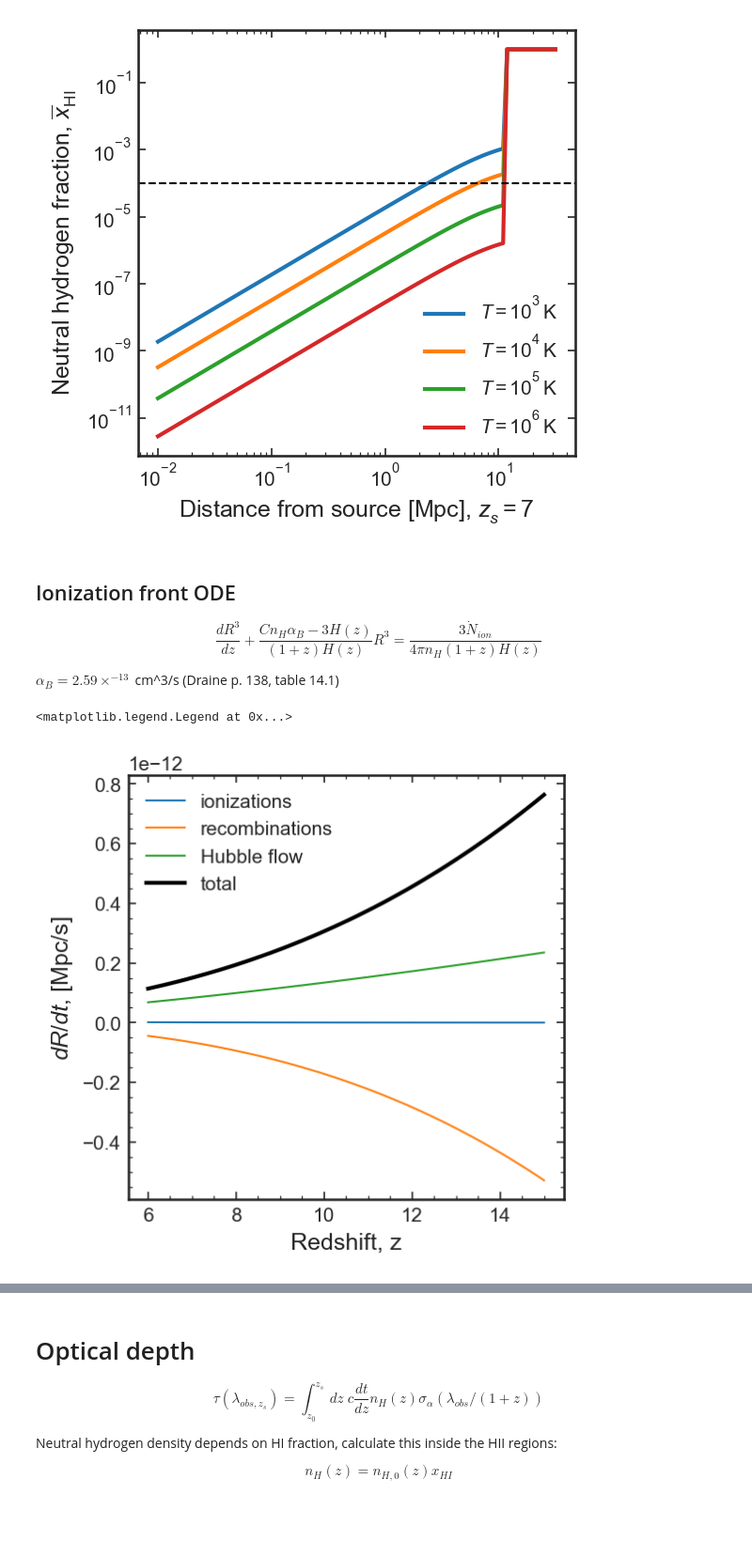
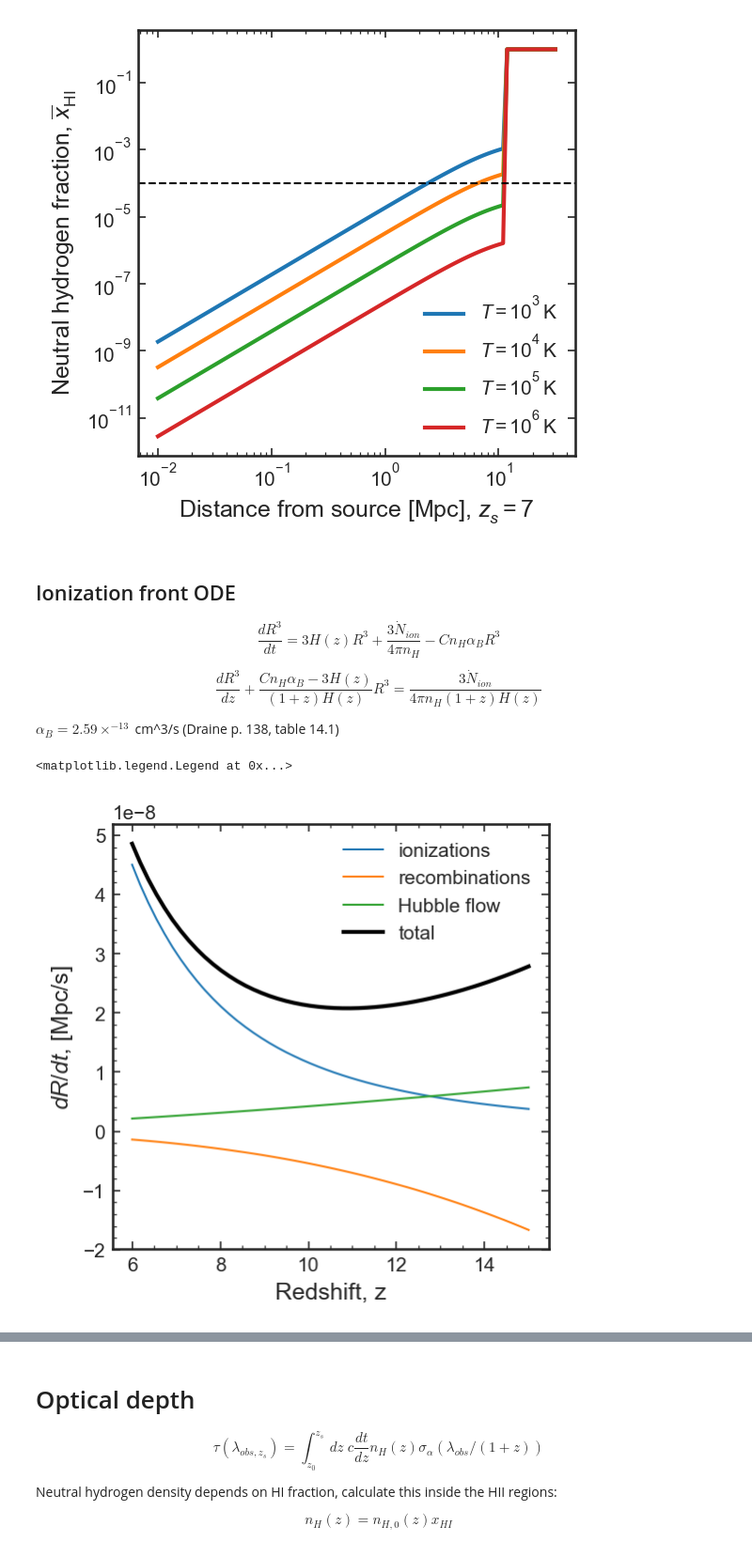
Before and after one commit to charlottenosam/LyaLineshapes, a Jupyter notebook: notebooks/bubble_size_lya_DV.ipynb, the cells around one changed output, grey strips where cells are left out. Shown at 94% size. Drawn from its saved outputs; the diff is of its cells as text; code cells hidden in the pictures; blank space fills up the shorter version.

```diff
--- a/notebooks/bubble_size_lya_DV.ipynb
+++ b/notebooks/bubble_size_lya_DV.ipynb
@@ -302,42 +302,44 @@ plt.savefig('../figs/x_HI_temperature.pdf')
 [figure]
 # %% [markdown]
 ## Ionization front ODE
+
+$$ \frac{dR^3}{dt} = 3 H(z) R^3 + \frac{3 \dot{N}_{ion}}{4\pi n_H} - C n_H \alpha_B R^3$$
 
 $$ \frac{dR^3}{dz} + \frac{C n_H \alpha_B - 3 H(z)}{(1+z)H(z)} R^3 = \frac{3 \dot{N}_{ion}}{4\pi n_H (1+z)H(z)}$$
 
 $\alpha_B = 2.59\times^{-13}$ cm^3/s (Draine p. 138, table 14.1)
 # %%
 def ionization_front_ionizations(z, Ndot_ion=1.e57/u.s):
-    return (0.75 * Ndot_ion / (np.pi * bubbles.n_H(z))).to(u.Mpc**3./u.s)
+    return (0.75 * Ndot_ion / (np.pi * bubbles.n_H(z))).to(u.Mpc**3./u.yr)
 
 def ionization_front_recombinations(z, R=1.*u.Mpc, C=3, a_B=2.59e-13*u.cm**3./u.s):
-    return (-a_B * C * bubbles.n_H(z) * R**3.).to(u.Mpc**3./u.s)
+    return (-a_B * C * bubbles.n_H(z) * R**3.).to(u.Mpc**3./u.yr)
 
 def ionization_front_Hubble(z, R=1.*u.Mpc):
-    return (3* Planck15.H(z) * R**3.).to(u.Mpc**3./u.s)
+    return (3* Planck15.H(z) * R**3.).to(u.Mpc**3./u.yr)
 # %%
 ztab = np.linspace(6, 15.)
 
 horizon = (const.c/Planck15.H(z=ztab)).to(u.Mpc)
 # print(horizon)
 
-R = 10.*u.Mpc
+R = 1.*u.Mpc
 Ndot_ion = 1.e55/u.s
 
 dRdt_ion = ionization_front_ionizations(ztab, Ndot_ion=Ndot_ion)
 dRdt_rec = ionization_front_recombinations(ztab, R=R)
 dRdt_Hub = ionization_front_Hubble(ztab, R=R)
 
 plt.plot(ztab, dRdt_ion, lw=1, label='ionizations')
 plt.plot(ztab, dRdt_rec, lw=1, label='recombinations')
 plt.plot(ztab, dRdt_Hub, lw=1, label='Hubble flow')
 
 plt.plot(ztab, dRdt_ion - dRdt_rec + dRdt_Hub, c='k', label='total')
 
 plt.xlabel('Redshift, z')
 plt.ylabel('$dR/dt$, [Mpc/s]')
 
 plt.legend()
 # %% [output]
 <matplotlib.legend.Legend at 0x...>
-[figure, old version]
+[figure, new version]
```
Also changed, not shown: parts of 16 cells of this notebook, 3 other files.
